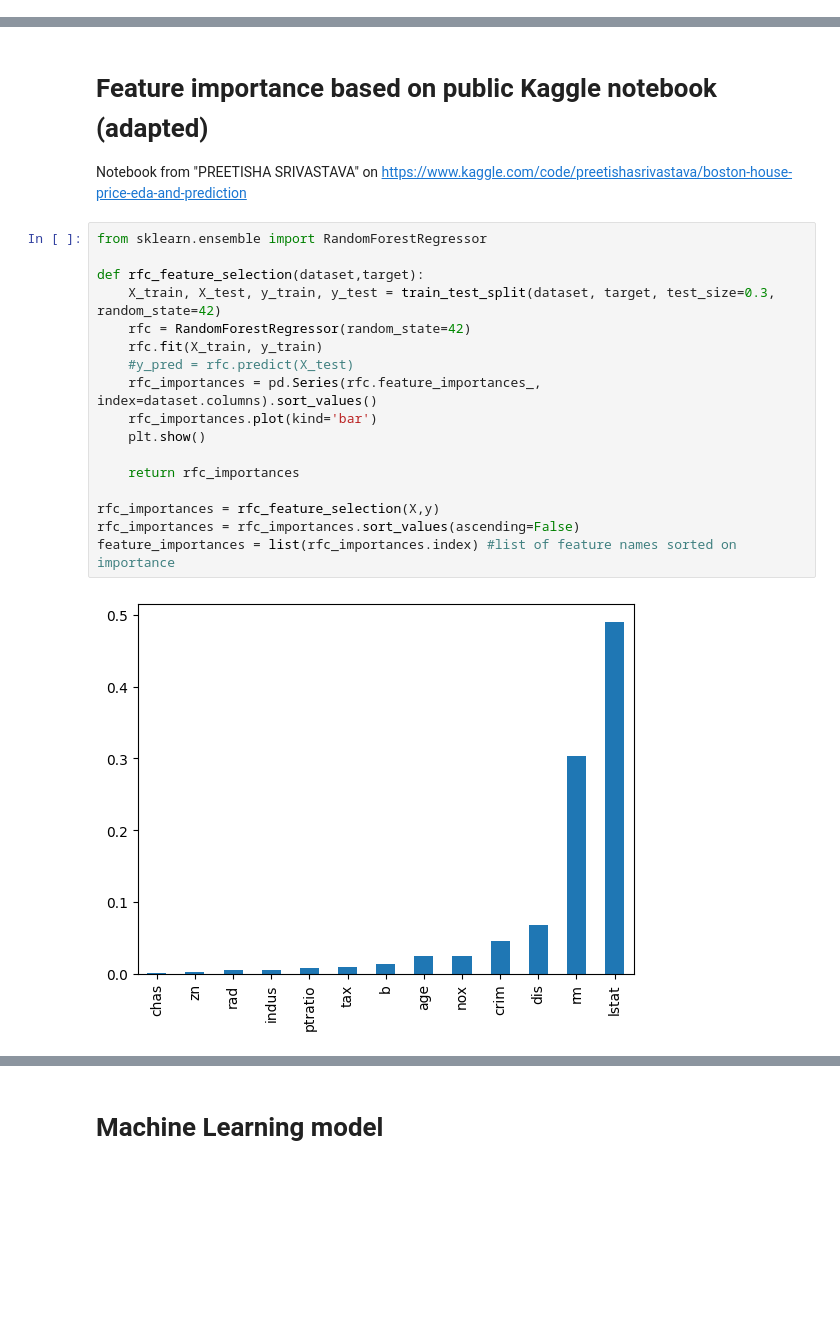
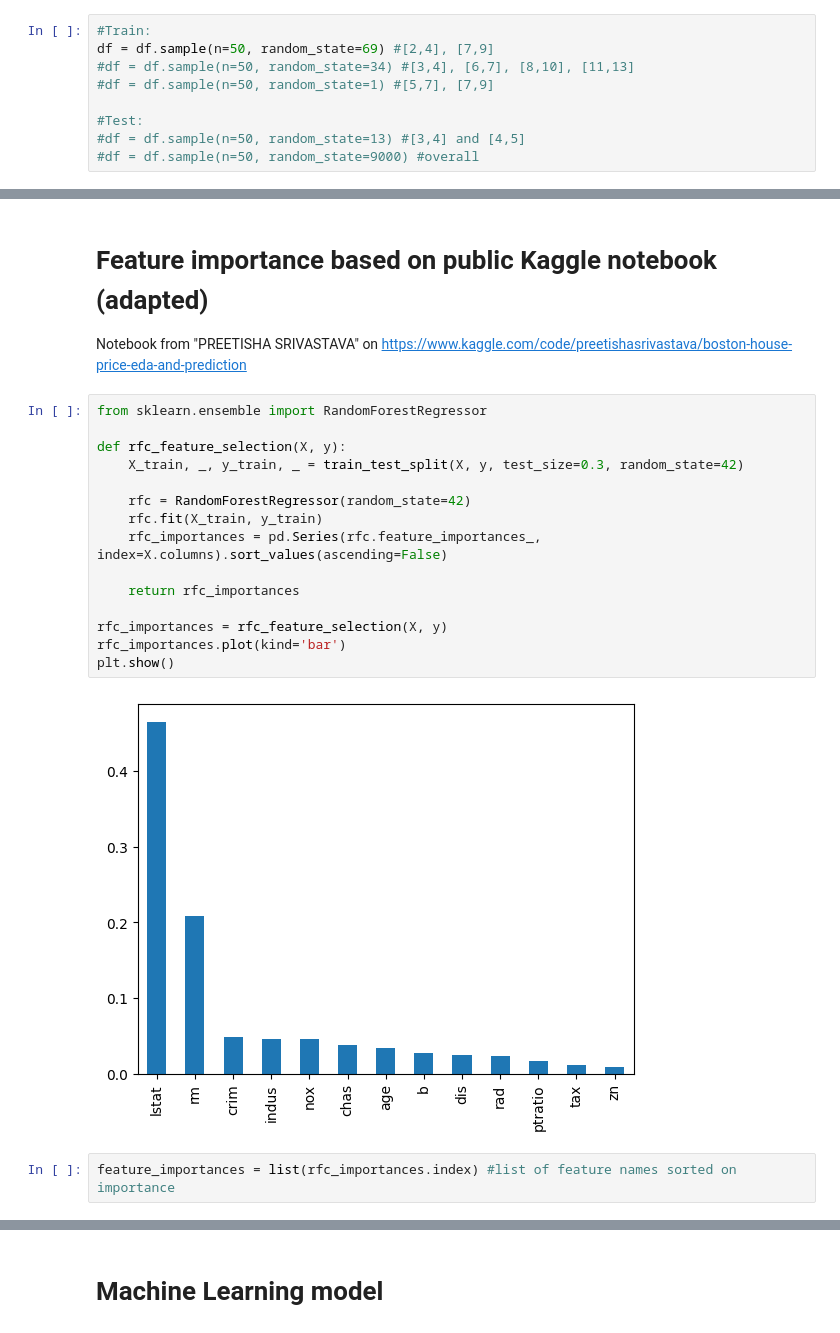
Before and after one commit to TheChickenAgent/ComputationalStatisticsKEN4258, a Jupyter notebook: BostonHousingNotebook.ipynb, the cells around one changed output, grey strips where cells are left out. Saved outputs shown, nothing was run; the diff lists cells and outputs as text; blank space fills up the shorter version.

```diff
--- a/BostonHousingNotebook.ipynb
+++ b/BostonHousingNotebook.ipynb
@@ -96,6 +96,15 @@ Index(['crim', 'zn', 'indus', 'chas', 'nox', 'rm', 'age', 'dis', 'rad', 'tax',
       dtype='object')
 # %% [markdown]
 # Split data
+# %%
+#Train:
+df = df.sample(n=50, random_state=69) #[2,4], [7,9]
+#df = df.sample(n=50, random_state=34) #[3,4], [6,7], [8,10], [11,13]
+#df = df.sample(n=50, random_state=1) #[5,7], [7,9]
+
+#Test:
+#df = df.sample(n=50, random_state=13) #[3,4] and [4,5]
+#df = df.sample(n=50, random_state=9000) #overall
 # %%
 X = df.drop('medv', axis=1)
 y = df['medv']
@@ -110,19 +115,19 @@ Notebook from "PREETISHA SRIVASTAVA" on https://www.kaggle.com/code/preetishasri
 # %%
 from sklearn.ensemble import RandomForestRegressor
 
-def rfc_feature_selection(dataset,target):
-    X_train, X_test, y_train, y_test = train_test_split(dataset, target, test_size=0.3, random_state=42)
+def rfc_feature_selection(X, y):
+    X_train, _, y_train, _ = train_test_split(X, y, test_size=0.3, random_state=42)
+
     rfc = RandomForestRegressor(random_state=42)
     rfc.fit(X_train, y_train)
-    #y_pred = rfc.predict(X_test)
-    rfc_importances = pd.Series(rfc.feature_importances_, index=dataset.columns).sort_values()
-    rfc_importances.plot(kind='bar')
-    plt.show()
+    rfc_importances = pd.Series(rfc.feature_importances_, index=X.columns).sort_values(ascending=False)
 
     return rfc_importances
 
-rfc_importances = rfc_feature_selection(X,y)
-rfc_importances = rfc_importances.sort_values(ascending=False)
-feature_importances = list(rfc_importances.index) #list of feature names sorted on importance
+rfc_importances = rfc_feature_selection(X, y)
+rfc_importances.plot(kind='bar')
+plt.show()
 # %% [output]
-[figure, old version]
+[figure, new version]
+# %%
+feature_importances = list(rfc_importances.index) #list of feature names sorted on importance
```
Also changed, not shown: parts of 14 cells of this notebook, 2 other files.
